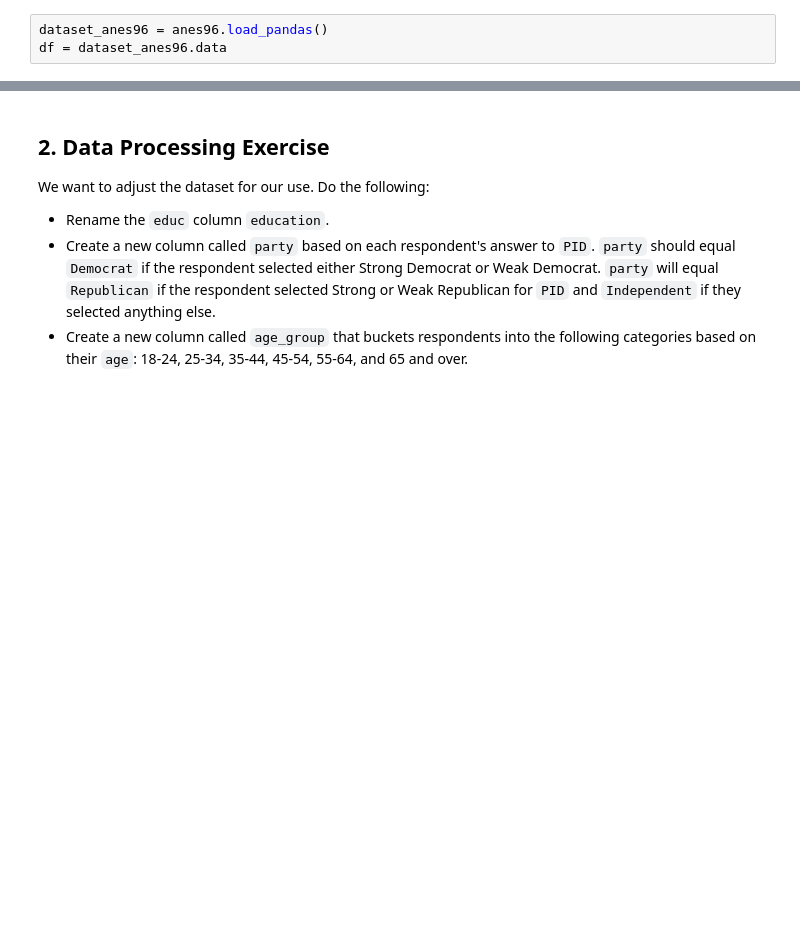
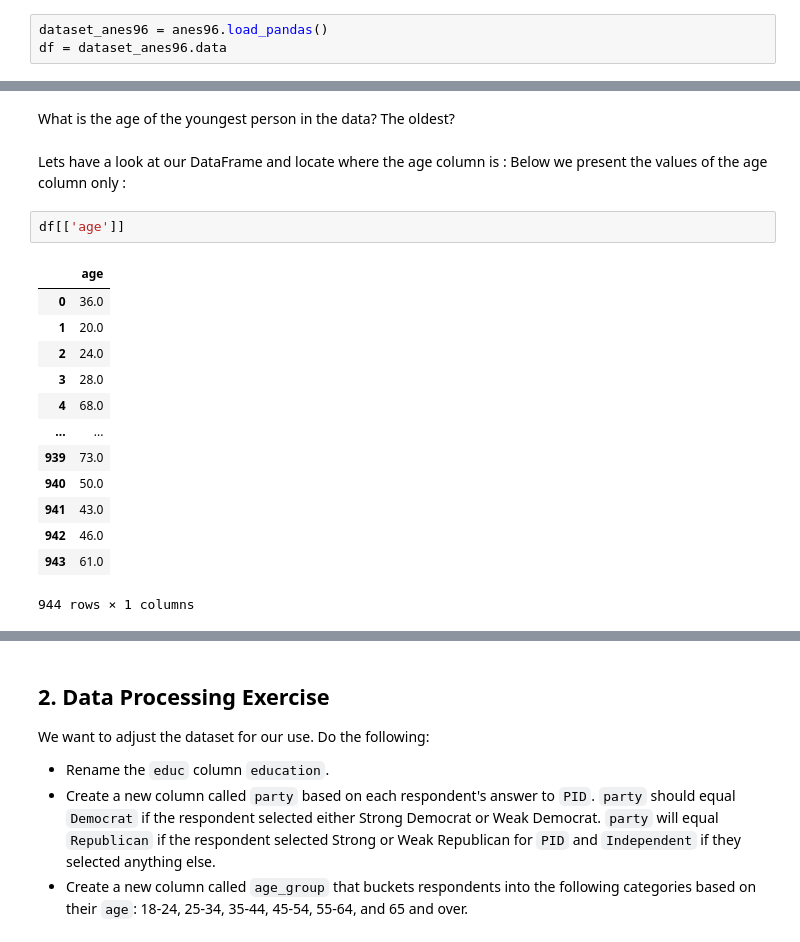
Before and after one commit to Angeliki1983/Pandas-Practice, a Jupyter notebook: Python_pandas_Practice_Problems_UC_Berkeley_MIDS_notebook.ipynb, the cells around one changed output, grey strips where cells are left out. Drawn from its saved outputs; the diff is of its cells as text; blank space fills up the shorter version.

```diff
--- a/Python_pandas_Practice_Problems_UC_Berkeley_MIDS_notebook.ipynb
+++ b/Python_pandas_Practice_Problems_UC_Berkeley_MIDS_notebook.ipynb
@@ -94,0 +80,21 @@ Our DataFrame (`df`) contains data on registered voters in the United States, in
+# %% [markdown]
+What is the age of the youngest person in the data? The oldest?
+# %% [markdown]
+Lets have a look at our DataFrame and locate where the age column is :
+Below we present the values of the age column only :
+# %%
+df[['age']]
+# %% [output]
+|  | age |
+| 0 | 36.0 |
+| 1 | 20.0 |
+| 2 | 24.0 |
+| 3 | 28.0 |
+| 4 | 68.0 |
+| ... | ... |
+| 939 | 73.0 |
+| 940 | 50.0 |
+| 941 | 43.0 |
+| 942 | 46.0 |
+| 943 | 61.0 |
+944 rows × 1 columns
```
Also changed, not shown: parts of 34 cells of this notebook.
